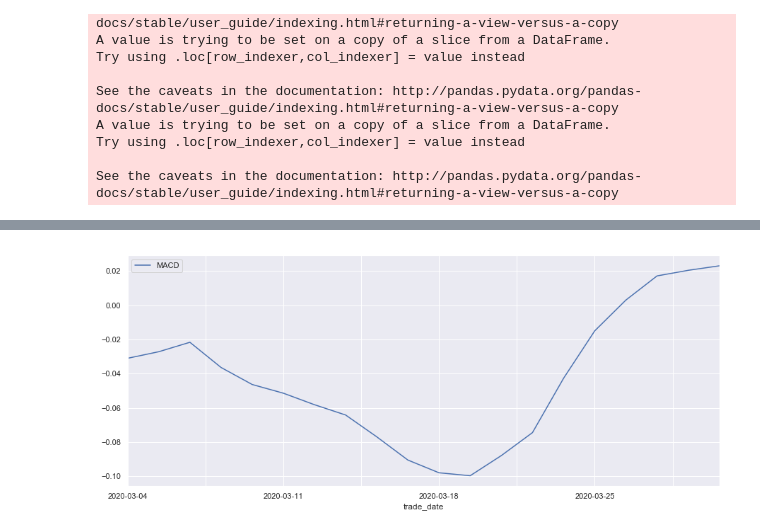
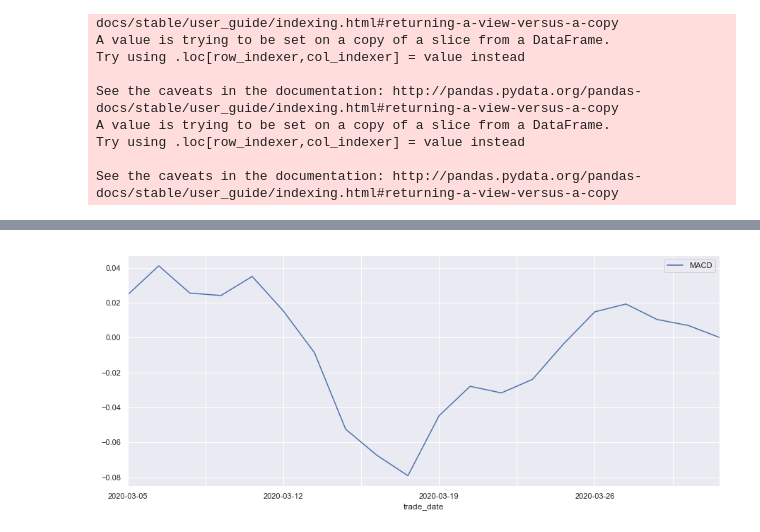
Before and after one commit to bradsun91/brad_public_workspace_mac, a Jupyter notebook: quant_research/20200331_RESEARCH_ENV_SUMMARY_SBTV2_with_position_analysis.ipynb, the cells around one changed output, grey strips where cells are left out. Cells and saved outputs as stored; diff of their text form; code cells hidden in the pictures.

```diff
--- a/quant_research/20200331_RESEARCH_ENV_SUMMARY_SBTV2_with_position_analysis.ipynb
+++ b/quant_research/20200331_RESEARCH_ENV_SUMMARY_SBTV2_with_position_analysis.ipynb
@@ -659,8 +659,8 @@ tgt_cur_pos_df
 110 rows × 8 columns
 # %%
-PlotToolbox.plot_macd_signals("601899.SH", macd_signals, 20)
+PlotToolbox.plot_macd_signals("600712.SH", macd_signals, 20)
 # %% [output]
-[figure, old version]
+[figure, new version]
 # %%
 # When there's no actions to be made, there's an error reported that says
 last_macd_signals[last_macd_signals['SIGNAL_ACTION']!="NO CHANGE"]
```
Also changed, not shown: parts of 9 cells of this notebook, 1 other file.
